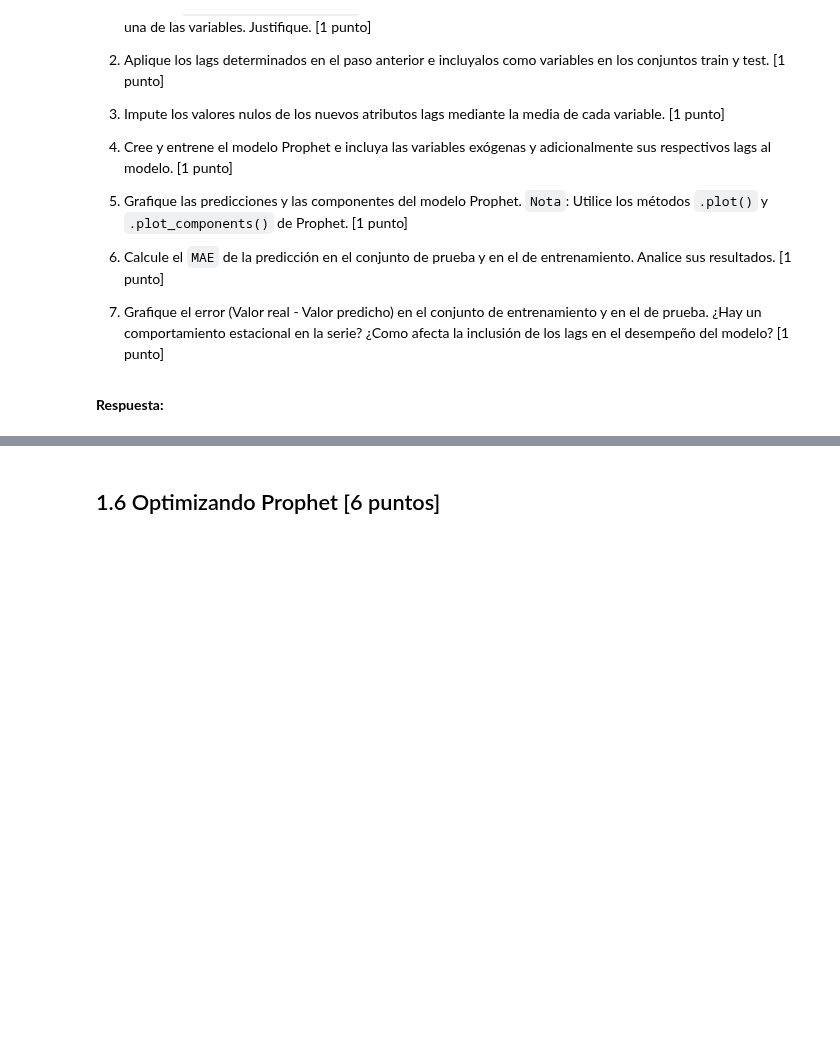
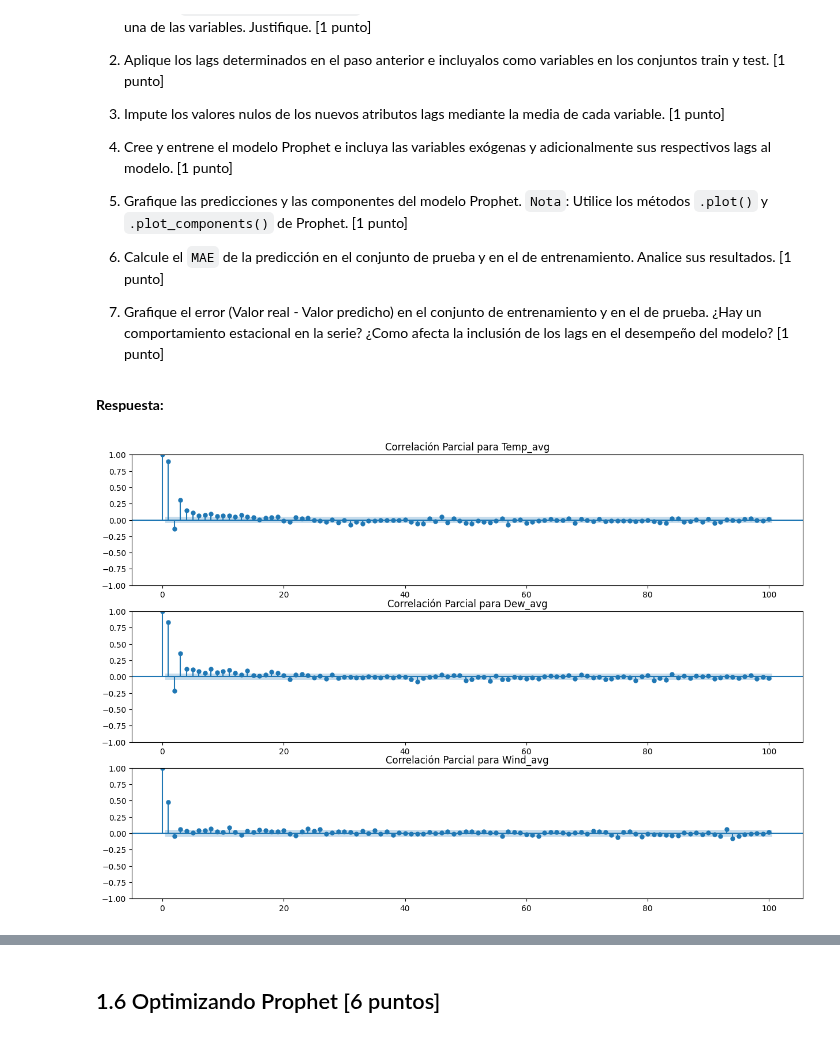
Before and after one commit to carinunez/Labs_MDS, a Jupyter notebook: lab8/Lab8.ipynb, the cells around one changed output, grey strips where cells are left out. Cells and saved outputs as stored; diff of their text form; code cells hidden in the pictures; blank space fills up the shorter version.

```diff
--- a/lab8/Lab8.ipynb
+++ b/lab8/Lab8.ipynb
@@ -345,0 +381,13 @@ Para ello, a usted se le pide que:
+# %%
+# 1
+from statsmodels.graphics.tsaplots import plot_pacf
+import matplotlib.pyplot as plt
+
+fig, ax = plt.subplots(3,1, figsize=(15, 10))
+plot_pacf(regg['Temp_avg'], lags=100, alpha = 0.05, ax = ax[0], title="Correlación Parcial para Temp_avg") # 5% de significancia
+plot_pacf(regg['Dew_avg'], lags=100, alpha = 0.05, ax = ax[1], title="Correlación Parcial para Dew_avg") # 5% de significancia
+plot_pacf(regg['Wind_avg'], lags=100, alpha = 0.05, ax = ax[2], title="Correlación Parcial para Wind_avg") # 5% de significancia
+# ax.set_xticks(range(0, 21, 3))x
+plt.show()
+# %% [output]
+[figure, added]
```
Also changed, not shown: parts of 35 cells of this notebook.
